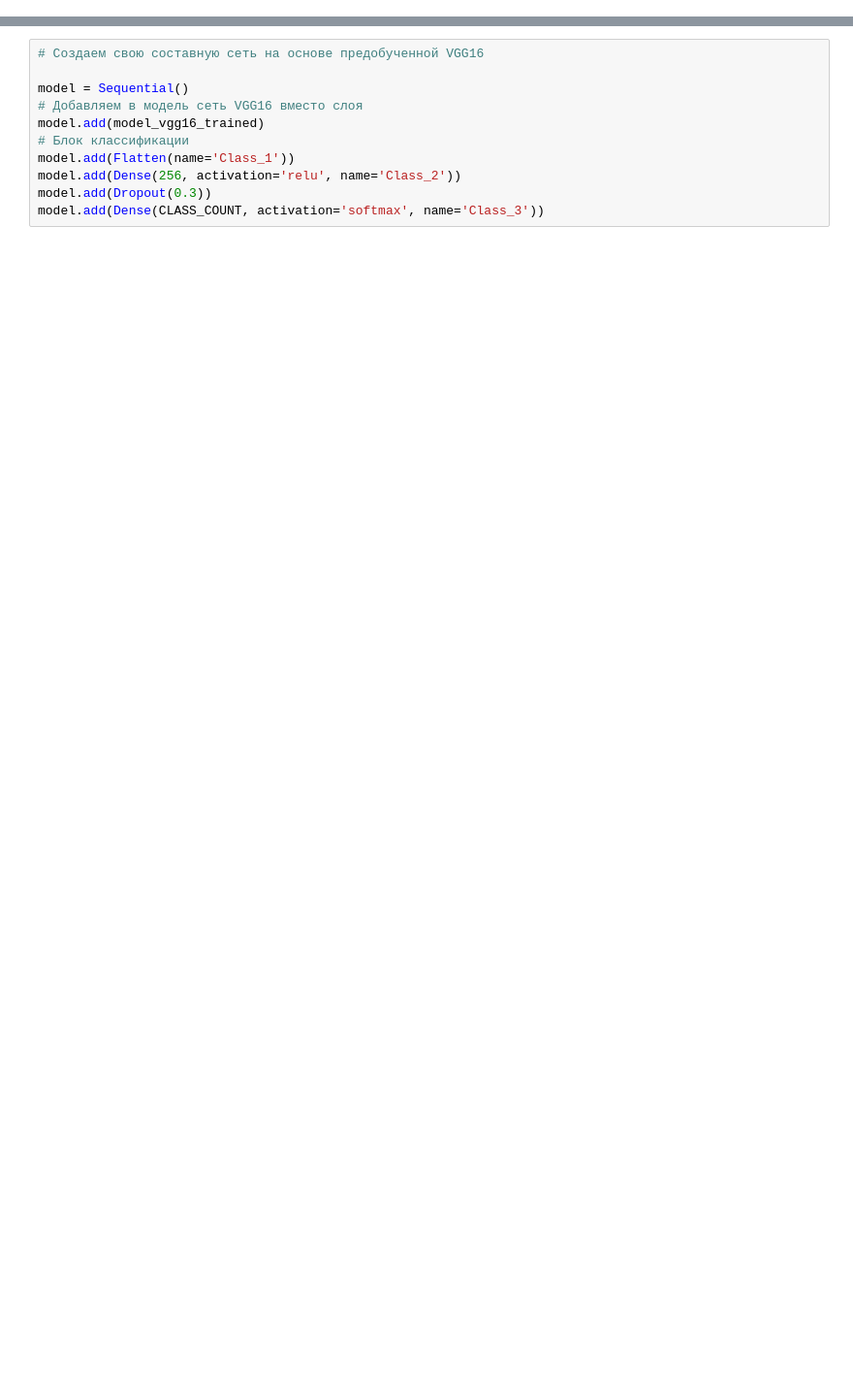
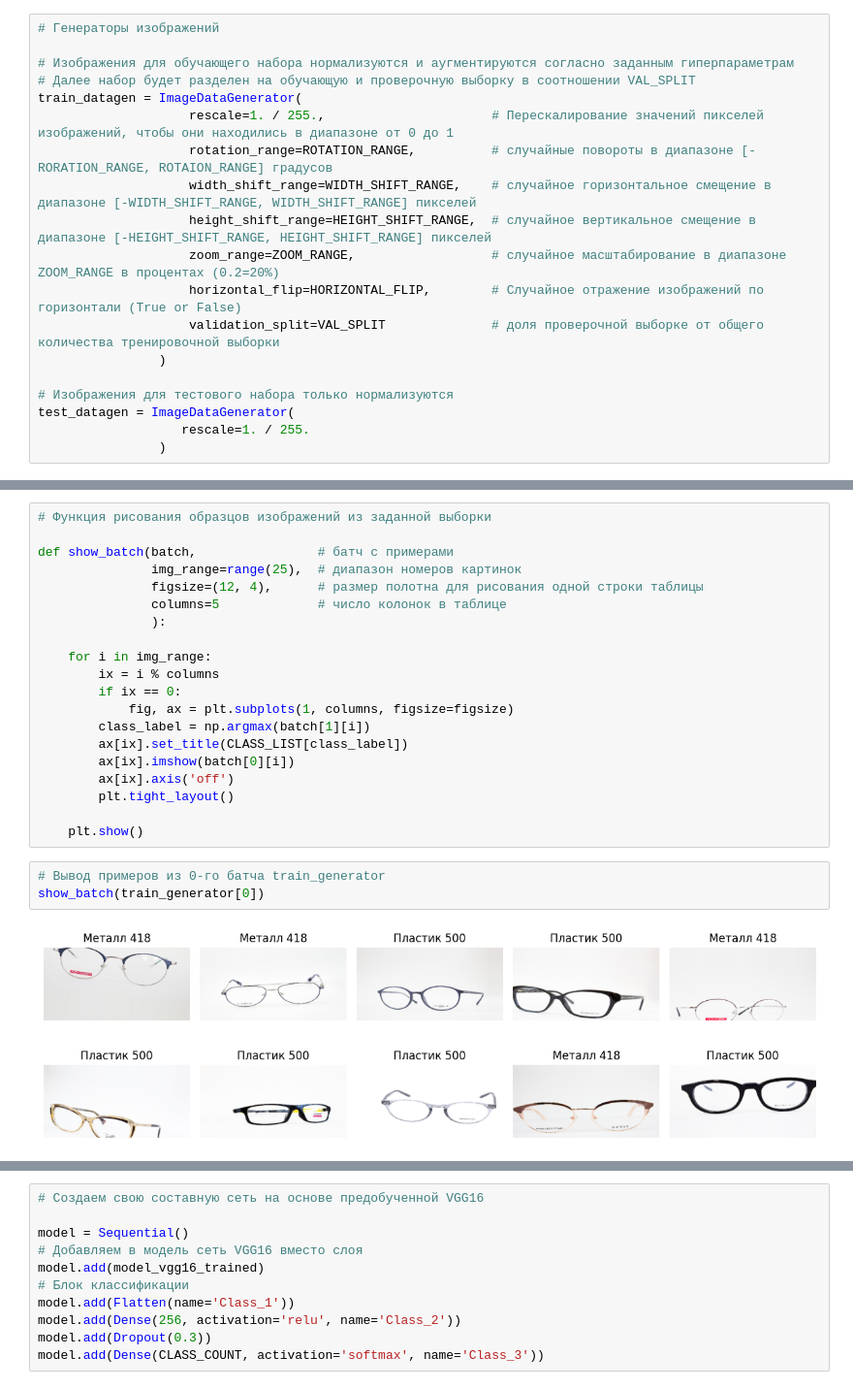
Before and after one commit to Untick/NetOptik, a Jupyter notebook: Lytkin Vladimir/Netoptic_vgg16_VL.ipynb, the cells around one changed output, grey strips where cells are left out. Shown: that part at 97% size. Cells and saved outputs as stored; diff of their text form; blank space fills up the shorter version.

```diff
--- a/Lytkin Vladimir/Netoptic_vgg16_VL.ipynb
+++ b/Lytkin Vladimir/Netoptic_vgg16_VL.ipynb
@@ -167,0 +164,19 @@ _________________________________________________________________
+# %%
+# Генераторы изображений
+
+# Изображения для обучающего набора нормализуются и аугментируются согласно заданным гиперпараметрам
+# Далее набор будет разделен на обучающую и проверочную выборку в соотношении VAL_SPLIT
+train_datagen = ImageDataGenerator(
+                    rescale=1. / 255.,                      # Перескалирование значений пикселей изображений, чтобы они находились в диапазоне от 0 до 1
+                    rotation_range=ROTATION_RANGE,          # случайные повороты в диапазоне [-RORATION_RANGE, ROTAION_RANGE] градусов
+                    width_shift_range=WIDTH_SHIFT_RANGE,    # случайное горизонтальное смещение в диапазоне [-WIDTH_SHIFT_RANGE, WIDTH_SHIFT_RANGE] пикселей
+                    height_shift_range=HEIGHT_SHIFT_RANGE,  # случайное вертикальное смещение в диапазоне [-HEIGHT_SHIFT_RANGE, HEIGHT_SHIFT_RANGE] пикселей
+                    zoom_range=ZOOM_RANGE,                  # случайное масштабирование в диапазоне ZOOM_RANGE в процентах (0.2=20%)
+                    horizontal_flip=HORIZONTAL_FLIP,        # Случайное отражение изображений по горизонтали (True or False)
+                    validation_split=VAL_SPLIT              # доля проверочной выборке от общего количества тренировочной выборки
+                )
+
+# Изображения для тестового набора только нормализуются
+test_datagen = ImageDataGenerator(
+                   rescale=1. / 255.
+                )
@@ -167,0 +237,26 @@ _________________________________________________________________
+# %%
+# Функция рисования образцов изображений из заданной выборки
+
+def show_batch(batch,                # батч с примерами
+               img_range=range(25),  # диапазон номеров картинок
+               figsize=(12, 4),      # размер полотна для рисования одной строки таблицы
+               columns=5             # число колонок в таблице
+               ):
+
+    for i in img_range:
+        ix = i % columns
+        if ix == 0:
+            fig, ax = plt.subplots(1, columns, figsize=figsize)
+        class_label = np.argmax(batch[1][i])
+        ax[ix].set_title(CLASS_LIST[class_label])
+        ax[ix].imshow(batch[0][i])
+        ax[ix].axis('off')
+        plt.tight_layout()
+
+    plt.show()
+# %%
+# Вывод примеров из 0-го батча train_generator
+show_batch(train_generator[0])
+# %% [output]
+[figure, added]
+[figure, added]
```
Also changed, not shown: parts of 48 cells of this notebook.
